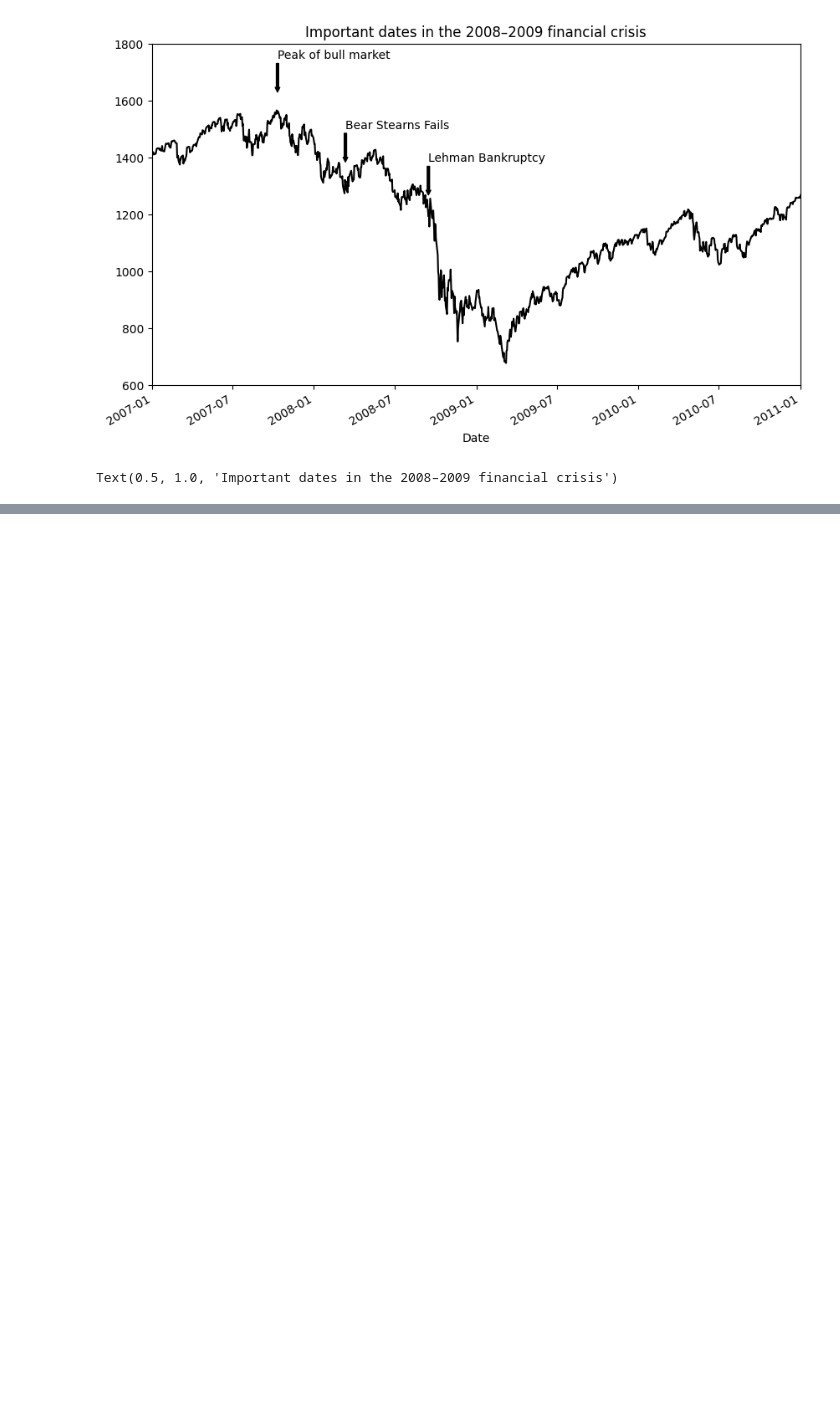
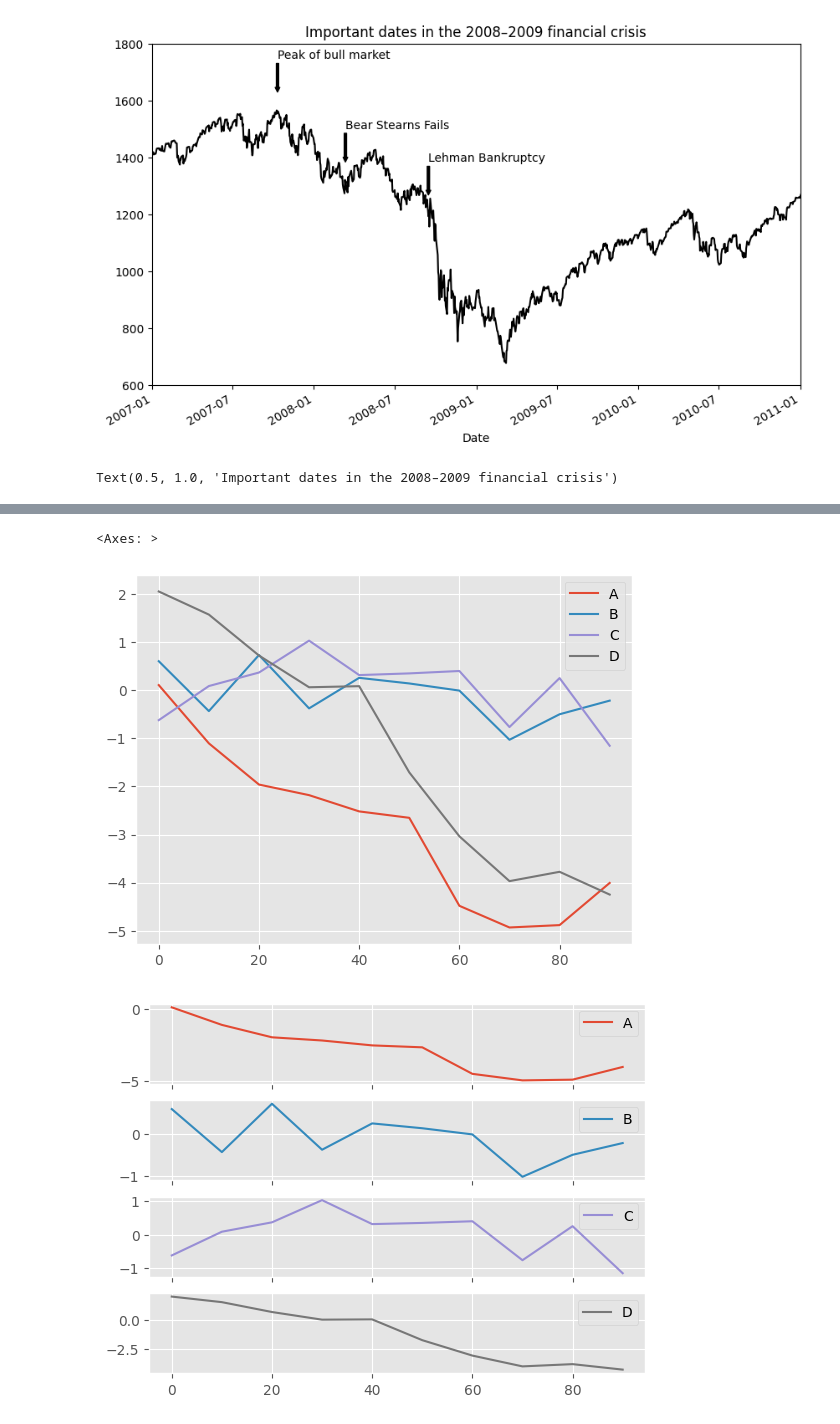
Before and after one commit to yigangzhang/pydata-book, a Jupyter notebook: ch09.ipynb, the cells around one changed output, grey strips where cells are left out. Cells and saved outputs as stored; diff of their text form; code cells hidden in the pictures; blank space fills up the shorter version.

```diff
--- a/ch09.ipynb
+++ b/ch09.ipynb
@@ -299,6 +299,16 @@ s.plot()
 # %%
 df = pd.DataFrame(np.random.standard_normal((10, 4)).cumsum(0),
                   columns=["A", "B", "C", "D"],
                   index=np.arange(0, 100, 10))
-plt.style.use('grayscale')
+# plt.style.use('grayscale')
+plt.style.use('ggplot')
 df.plot()
+df.plot(subplots=True)
+df.plot(layout=(2, 2))
+df.plot(sharex=True)
+df.plot(legend=False)
+# df.plot(sort_columns=True)
+# %% [output]
+<Axes: >
+[figure, added]
+[figure, added]
```
Also changed, not shown: parts of 41 cells of this notebook, 1 other file.
